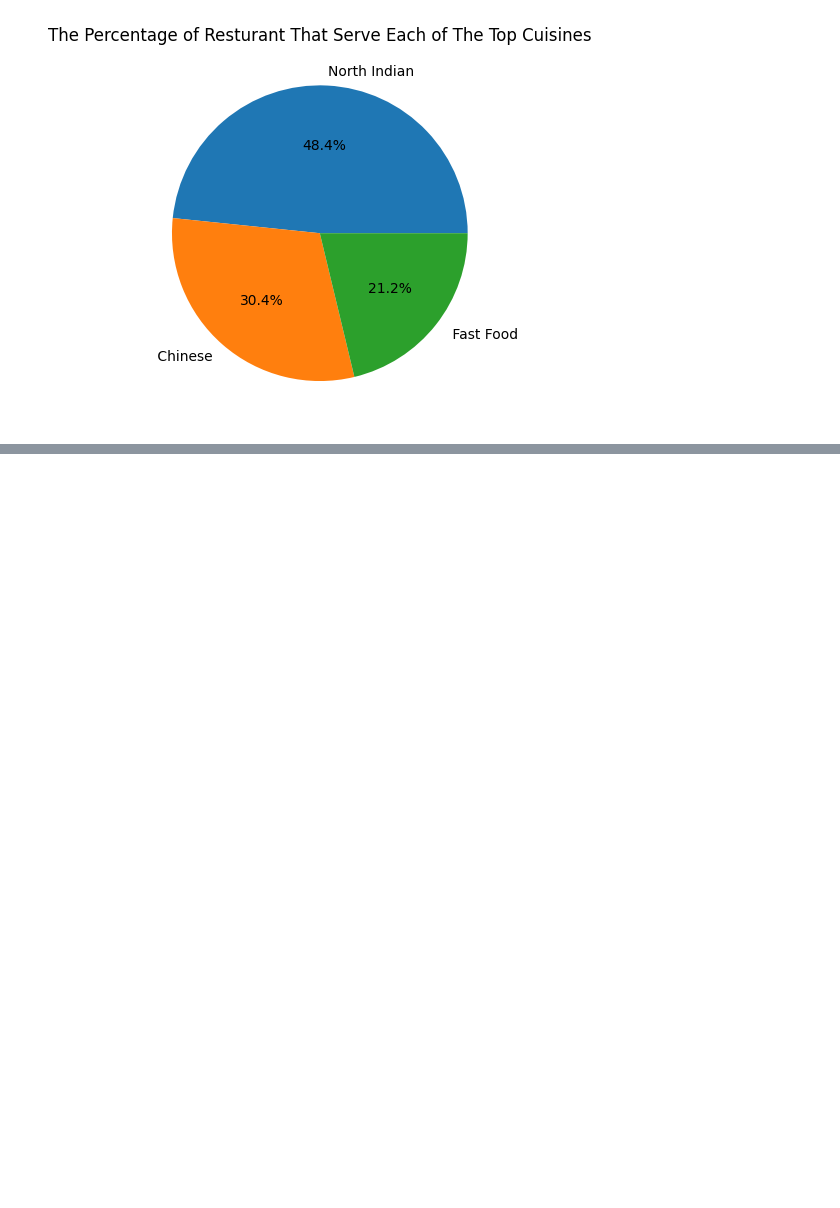
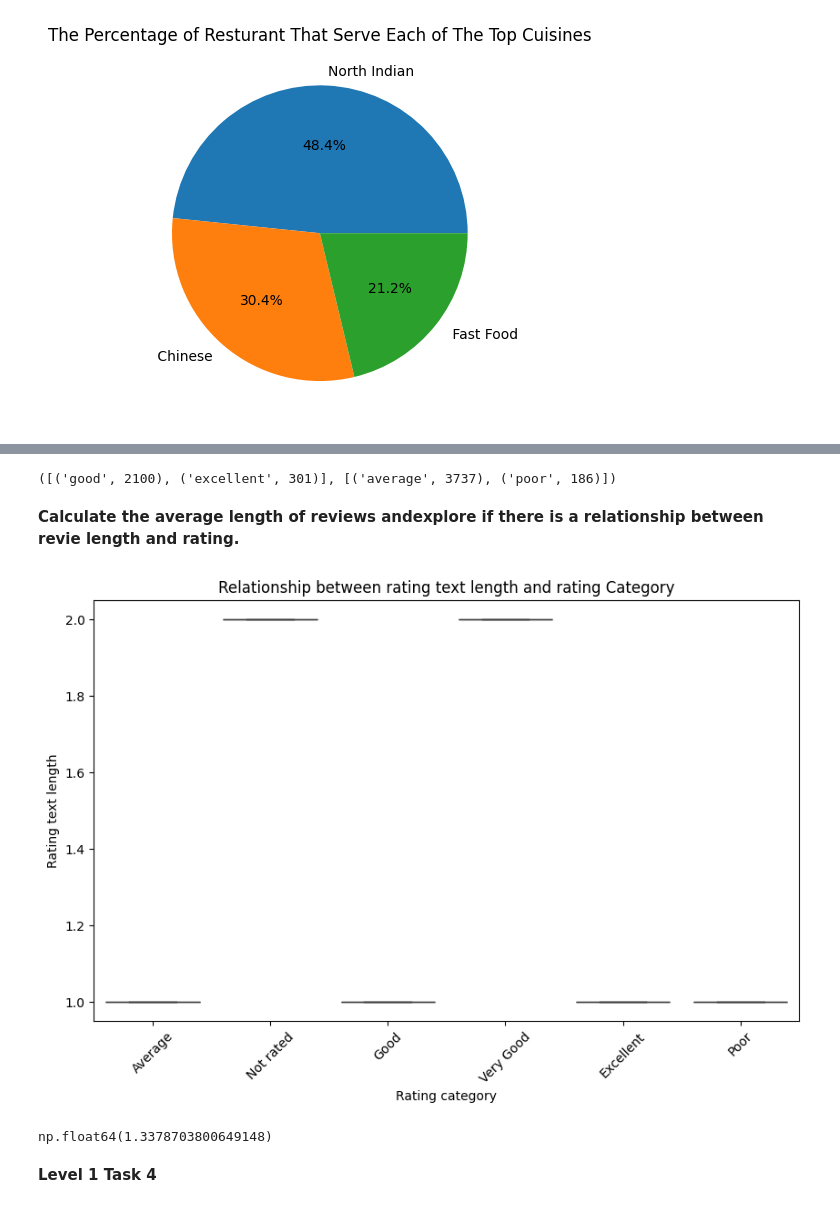
Before and after one commit to Vinitkumar-1234/Cognifyz_tasks, a Jupyter notebook: vinitkumar_Cognifyz_task1.ipynb, the cells around one changed output, grey strips where cells are left out. Saved outputs shown, nothing was run; the diff lists cells and outputs as text; code cells hidden in the pictures; blank space fills up the shorter version.

```diff
--- a/vinitkumar_Cognifyz_task1.ipynb
+++ b/vinitkumar_Cognifyz_task1.ipynb
@@ -95,0 +251,36 @@ plt.show()
+# %%
+#Get most common words
+
+positive_word_counts = Counter(positive_words).most_common(5)
+negative_words_counts = Counter(negative_words).most_common(5)
+
+positive_word_counts ,negative_words_counts
+# %% [output]
+([('good', 2100), ('excellent', 301)], [('average', 3737), ('poor', 186)])
+# %% [markdown]
+**Calculate the average length of reviews andexplore if there is a relationship between revie length and rating.**
+# %%
+#Calculate the  length of rating text
+
+df["Rating text length"] = df["Rating text"].apply(lambda x: len(x.split()))
+# %%
+#Compute the average length of rating text
+
+aveage_length = df["Rating text length"].mean()
+# %%
+#Visualize the relationship between rating text length and aggregate rating
+
+plt.figure(figsize=(10,6))
+sns.boxplot(x="Rating text", y="Rating text length",data=df,order=rating_counts.index)
+plt.xticks(rotation=45)
+plt.xlabel("Rating category")
+plt.ylabel("Rating text length")
+plt.title("Relationship between rating text length and rating Category")
+plt.show()
+
+aveage_length
+# %% [output]
+[figure, added]
+np.float64(1.3378703800649148)
+# %% [markdown]
+**Level 1 Task 4**
```
Also changed, not shown: parts of 28 cells of this notebook.
